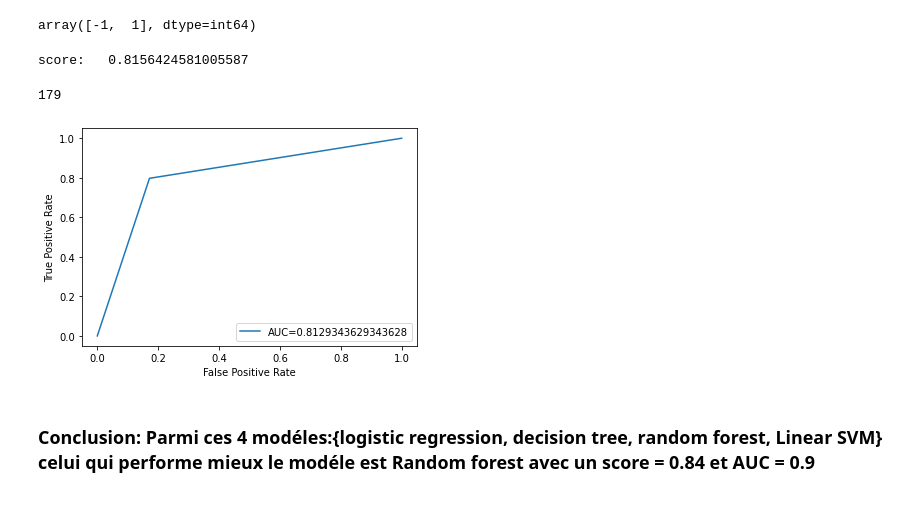
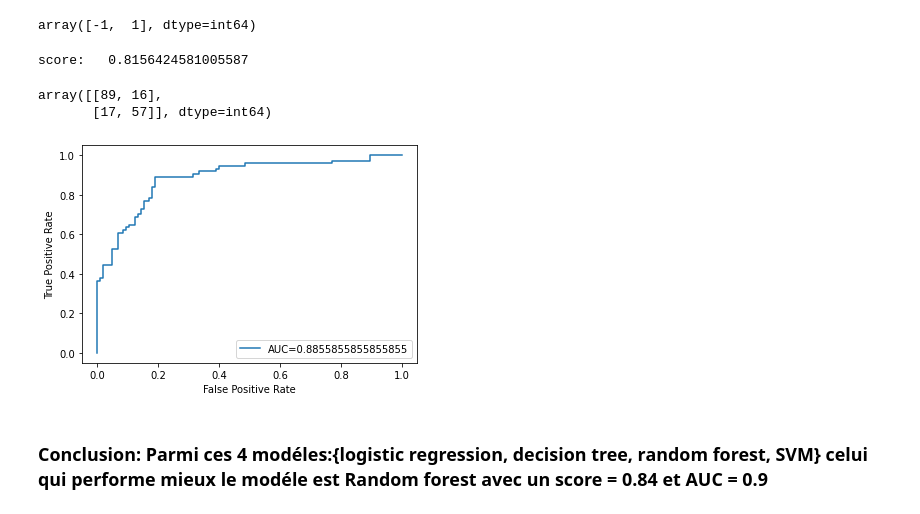
Before and after one commit to AbderahimJridi/Titanic-survivors, a Jupyter notebook: TITANIC.ipynb, the cells around one changed output. Cells and saved outputs as stored; diff of their text form; code cells hidden in the pictures.

```diff
--- a/TITANIC.ipynb
+++ b/TITANIC.ipynb
@@ -429,27 +440,29 @@ y_test_maj.unique()
 y_train_maj.unique()
 # %% [output]
 array([-1,  1], dtype=int64)
-# %%
-from sklearn.svm import LinearSVC
-svm = LinearSVC(penalty = "l1", dual = False, random_state = 1)
-decision_fun = svm.fit(x_ro, y_train_maj).decision_function(x_test)
-y_pred = svm.predict(x_test)
-print("score:  ", svm.score(x_test, y_test_maj))
-confusion_matrix(y_test_maj, y_pred)
-len(decision_fun)
-# %% [output]
-score:   0.8156424581005587
-179
-# %%
-fpr, tpr, _ = roc_curve(y_test_maj, y_pred)
-aucc = metrics.auc(fpr, tpr)
-#create ROC curve
-plt.plot(fpr,tpr,label="AUC="+str(aucc))
-plt.xlabel('False Positive Rate')
-plt.ylabel('True Positive Rate')
-plt.legend(loc=4)
-plt.show()
-# %% [output]
-[figure, removed]
+# %%
+from sklearn.svm import SVC
+svm = SVC(kernel ='linear',class_weight = 'balanced', probability=True ,random_state = 1)
+svm.fit(x_ro, y_train_maj)
+y_pred = svm.predict(x_test)
+print("score:  ", svm.score(x_test, y_test_maj))
+confusion_matrix(y_test_maj, y_pred)
+# %% [output]
+score:   0.8156424581005587
+array([[89, 16],
+       [17, 57]], dtype=int64)
+# %%
+#define metrics
+y_pred_proba = svm.predict_proba(x_test)[::,1]
+fpr, tpr, _ = roc_curve(y_test_maj,  y_pred_proba)
+auc = roc_auc_score(y_test_maj, y_pred_proba)
+#create ROC curve
+plt.plot(fpr,tpr,label="AUC="+str(auc))
+plt.ylabel('True Positive Rate')
+plt.xlabel('False Positive Rate')
+plt.legend(loc=4)
+plt.show()
+# %% [output]
+[figure, added]
 # %% [markdown]
-### Conclusion: Parmi ces 4 modéles:{logistic regression, decision tree, random forest, Linear SVM} celui qui performe mieux le modéle est Random forest avec un score = 0.84 et AUC = 0.9
+### Conclusion: Parmi ces 4 modéles:{logistic regression, decision tree, random forest, SVM} celui qui performe mieux le modéle est Random forest avec un score = 0.84 et AUC = 0.9
```
Also changed, not shown: parts of 9 cells of this notebook.
